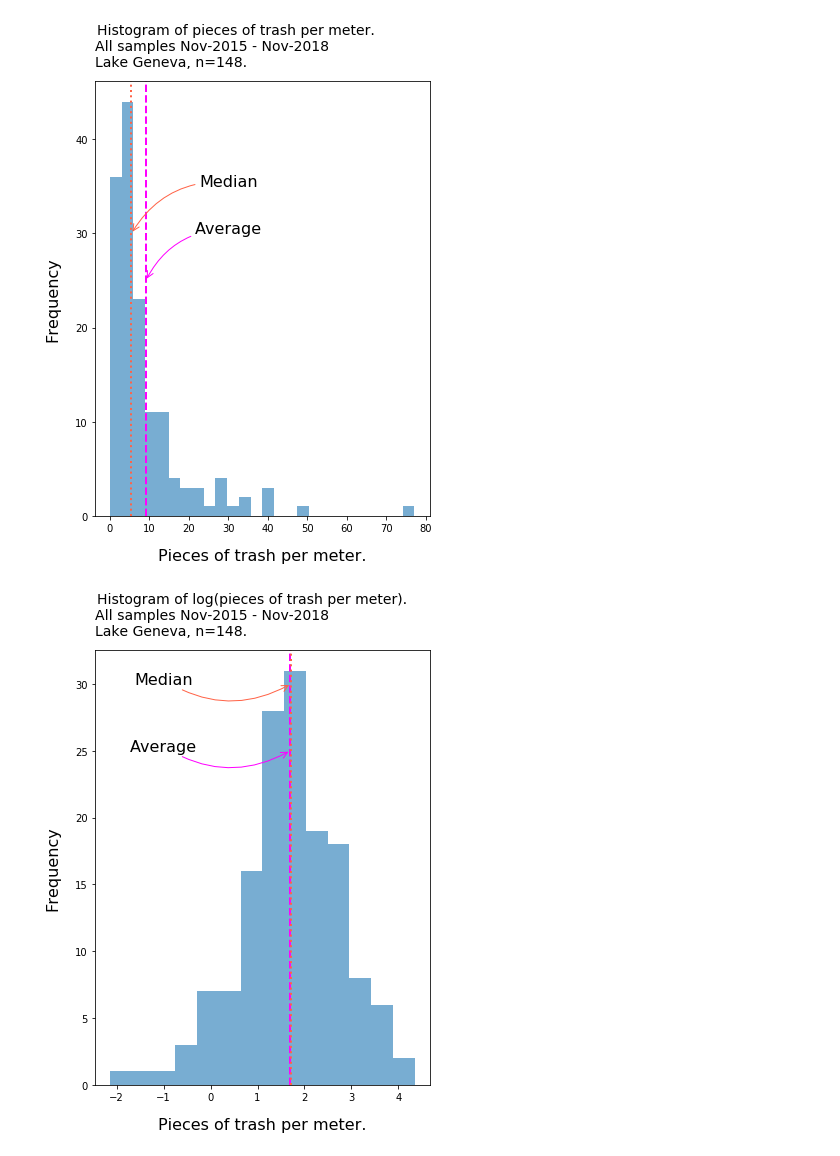
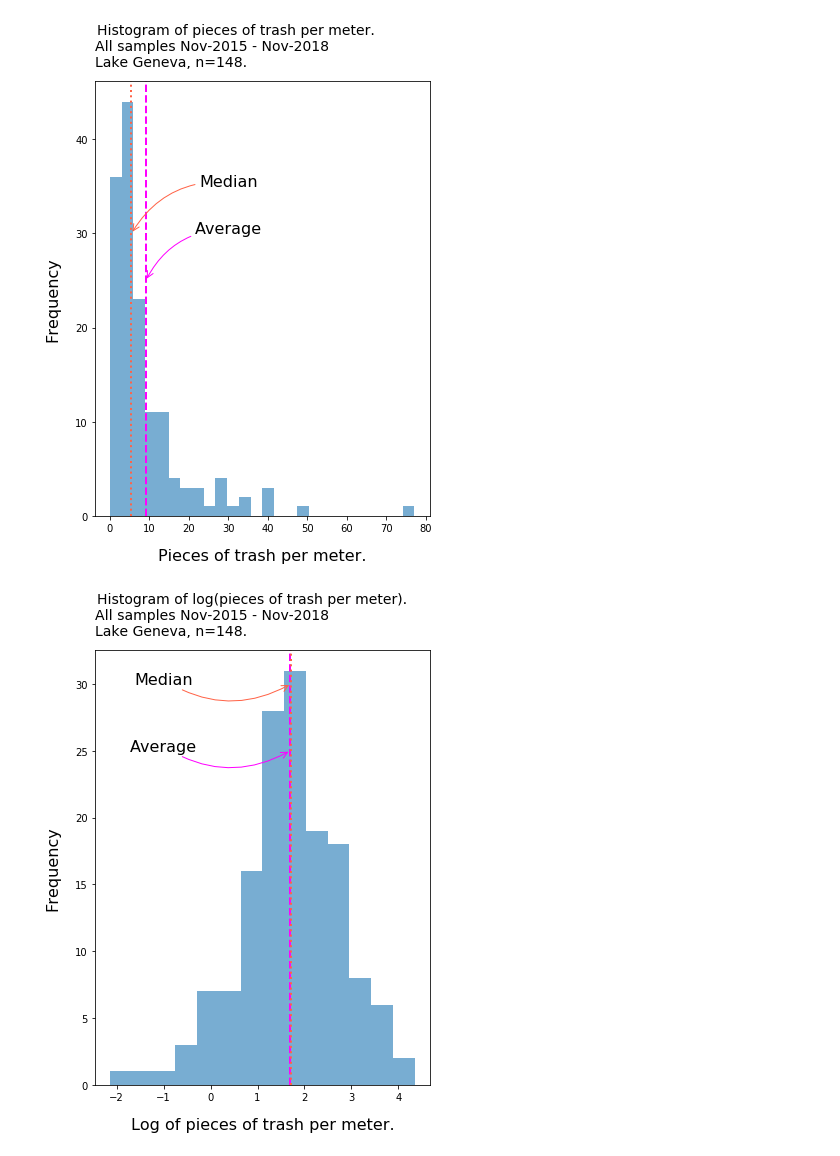
Before and after one commit to hammerdirt/Lake_Geneva_Env, a Jupyter notebook: NoteBook-four-probability-density-by-year.ipynb, the cells around one changed output. Cells and saved outputs as stored; diff of their text form; code cells hidden in the pictures.

```diff
--- a/NoteBook-four-probability-density-by-year.ipynb
+++ b/NoteBook-four-probability-density-by-year.ipynb
@@ -221,6 +221,8 @@ loc="best"
 y_label_size = 16
 y_label_color = "black"
 y_label_padding = 15
+
+x_label='Pieces of trash per meter.'
 
 # annotate
 data_coords = (-0.2, 5.66)
@@ -277,7 +279,7 @@ def makeHistDensity(an_array):
         )
     plt.setp(ax.artists, edgecolor = 'k')
     plt.ylabel('Frequency', labelpad=y_label_padding, color=y_label_color, size=y_label_size)
-    plt.xlabel('Pieces of trash per meter.', labelpad=y_label_padding, color=y_label_color, size=y_label_size)
+    plt.xlabel(x_label, labelpad=y_label_padding, color=y_label_color, size=y_label_size)
     plt.suptitle(title, fontfamily="sans-serif", fontweight="roman", fontsize=14, x=0.13, ha="left", color=title_color)
     plt.title(sub_title, fontdict=font_styles, pad=pad, x=0, ha="left", color=title_color)
     for x in file_suffix:
@@ -300,34 +302,35 @@ font_styles = {
     'verticalalignment': 'baseline',
     'horizontalalignment': 'center'
 }
 title = "Histogram of log(pieces of trash per meter)."
 sub_title = 'All samples {} - {}\nLake Geneva, n={}.'.format( min_date, max_date, n_samples)
 MEAN = "Average"
 mean_y = 25
 MEDIAN = "Median"
 median_y = 30
 pad = 15
 # legend
 b_box = (1,0.9)
 frameAlpha=1
 frameEdgeColor="black"
 loc="best"
 # labels
+x_label = 'Log of pieces of trash per meter.'
 # annotate
 text_coords = (-1, 30)
 mean_text_coords = (-1, 25)
 connection_style="arc3, rad=0.3"
 # plots
 opac=0.5
 marker_size = 10
 edge_color = "#ffffff"
 
 # storing output
 file_names="logHistoGramAllData"
 
 makeHistDensity(log_just_the_results_all)
 # %% [output]
-[figure, old version]
+[figure, new version]
 # %%
 def makeHistDensity(an_array):
     this_x = sorted(an_array)
```
Also changed, not shown: parts of 1 cell of this notebook, 15 other files.
